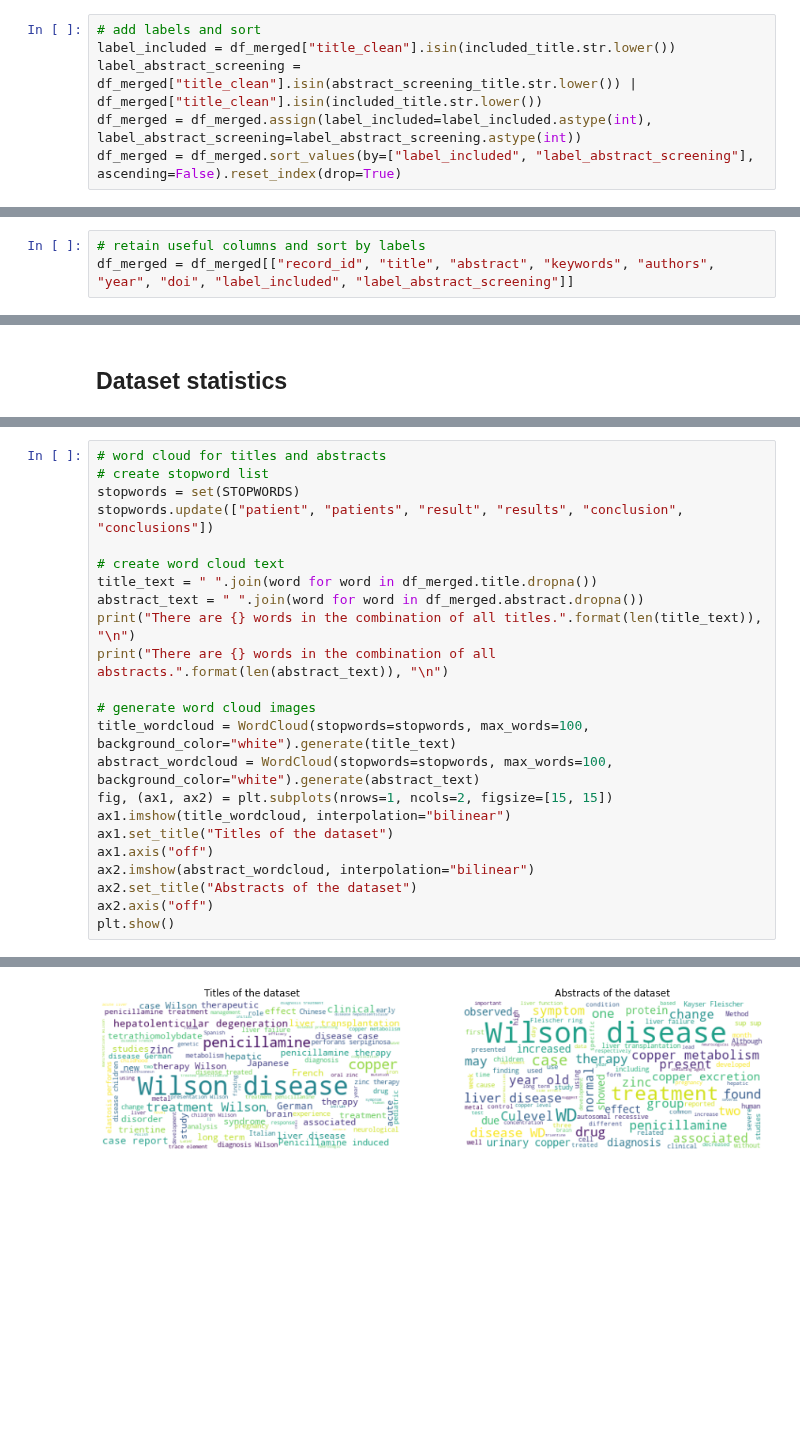
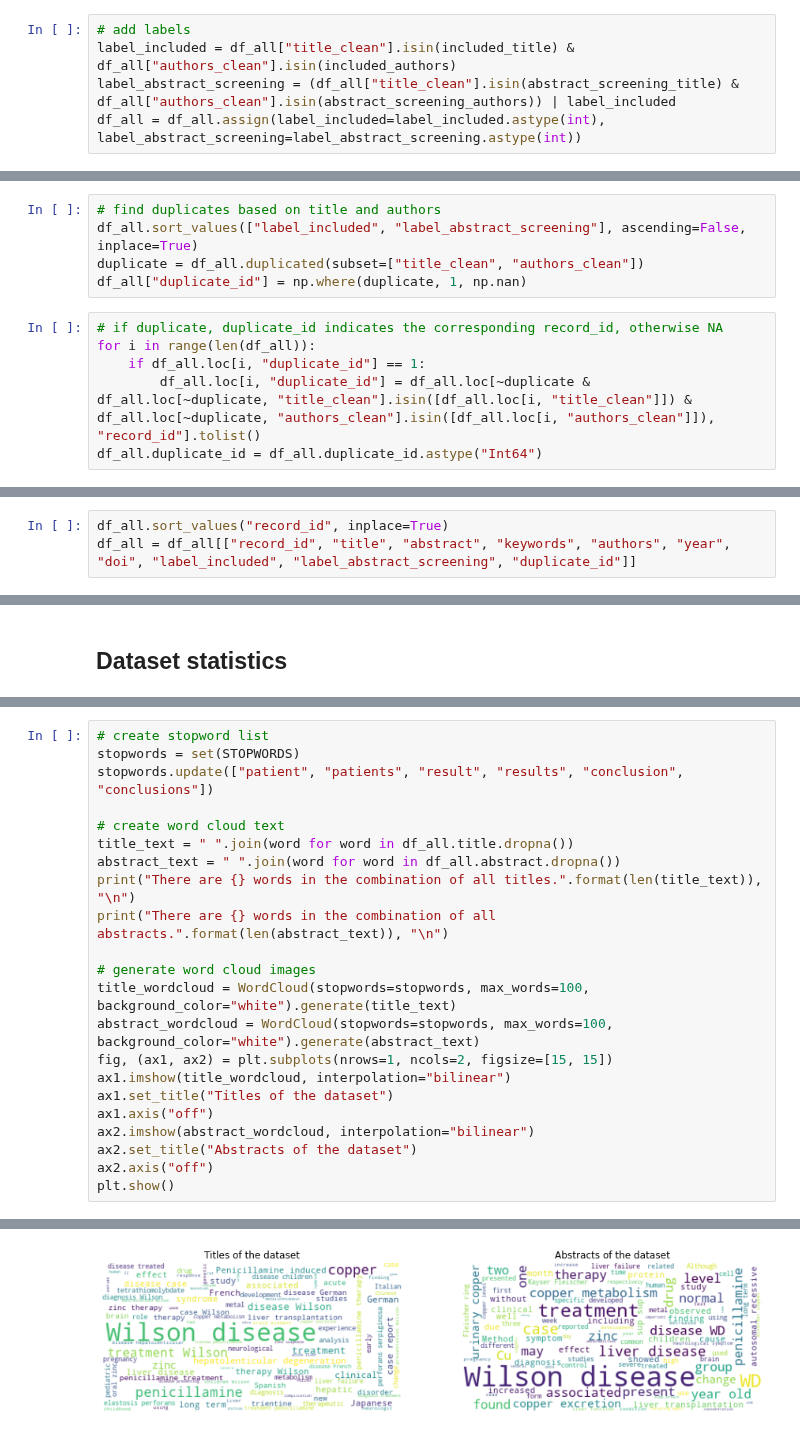
Before and after one commit to asreview/synergy-dataset, a Jupyter notebook: datasets/Appenzeller-Herzog_2020/process_Appenzeller-Herzog_dataset.ipynb, the cells around one changed output, grey strips where cells are left out. Cells and saved outputs as stored; diff of their text form; blank space fills up the shorter version.

Commit message:
Keep duplicates and add duplicate_id

```diff
--- a/datasets/Appenzeller-Herzog_2020/process_Appenzeller-Herzog_dataset.ipynb
+++ b/datasets/Appenzeller-Herzog_2020/process_Appenzeller-Herzog_dataset.ipynb
@@ -55,6 +69,5 @@ included_title = df_included["title"].str.replace("[^A-Za-z0-9]", "", regex=True
 # %%
-# add labels and sort
-label_included = df_merged["title_clean"].isin(included_title.str.lower())
-label_abstract_screening = df_merged["title_clean"].isin(abstract_screening_title.str.lower()) | df_merged["title_clean"].isin(included_title.str.lower())
-df_merged = df_merged.assign(label_included=label_included.astype(int), label_abstract_screening=label_abstract_screening.astype(int))
-df_merged = df_merged.sort_values(by=["label_included", "label_abstract_screening"], ascending=False).reset_index(drop=True)
+# add labels
+label_included = df_all["title_clean"].isin(included_title) & df_all["authors_clean"].isin(included_authors)
+label_abstract_screening = (df_all["title_clean"].isin(abstract_screening_title) & df_all["authors_clean"].isin(abstract_screening_authors)) | label_included
+df_all = df_all.assign(label_included=label_included.astype(int), label_abstract_screening=label_abstract_screening.astype(int))
@@ -63,0 +76,11 @@ df_merged["record_id"] = df_merged.index + 1
+# %%
+# find duplicates based on title and authors
+df_all.sort_values(["label_included", "label_abstract_screening"], ascending=False, inplace=True)
+duplicate = df_all.duplicated(subset=["title_clean", "authors_clean"])
+df_all["duplicate_id"] = np.where(duplicate, 1, np.nan)
+# %%
+# if duplicate, duplicate_id indicates the corresponding record_id, otherwise NA
+for i in range(len(df_all)):
+    if df_all.loc[i, "duplicate_id"] == 1:
+        df_all.loc[i, "duplicate_id"] = df_all.loc[~duplicate & df_all.loc[~duplicate, "title_clean"].isin([df_all.loc[i, "title_clean"]]) & df_all.loc[~duplicate, "authors_clean"].isin([df_all.loc[i, "authors_clean"]]), "record_id"].tolist()
+df_all.duplicate_id = df_all.duplicate_id.astype("Int64")
@@ -64,6 +89,6 @@ df_merged["record_id"] = df_merged.index + 1
 # %%
-# retain useful columns and sort by labels
-df_merged = df_merged[["record_id", "title", "abstract", "keywords", "authors", "year", "doi", "label_included", "label_abstract_screening"]]
+df_all.sort_values("record_id", inplace=True)
+df_all = df_all[["record_id", "title", "abstract", "keywords", "authors", "year", "doi", "label_included", "label_abstract_screening", "duplicate_id"]]
 # %% [markdown]
 ## Export datasets
 # %%
@@ -130,12 +166,11 @@ plt.show()
 # %%
-# word cloud for titles and abstracts
 # create stopword list
 stopwords = set(STOPWORDS)
 stopwords.update(["patient", "patients", "result", "results", "conclusion", "conclusions"])
 
 # create word cloud text
-title_text = " ".join(word for word in df_merged.title.dropna())
-abstract_text = " ".join(word for word in df_merged.abstract.dropna())
+title_text = " ".join(word for word in df_all.title.dropna())
+abstract_text = " ".join(word for word in df_all.abstract.dropna())
 print("There are {} words in the combination of all titles.".format(len(title_text)), "\n")
 print("There are {} words in the combination of all abstracts.".format(len(abstract_text)), "\n")
 
@@ -157 +192 @@ There are 2960703 words in the combination of all abstracts.
-[figure, old version]
+[figure, new version]
```
Also changed, not shown: parts of 20 cells of this notebook, 1 other file.
